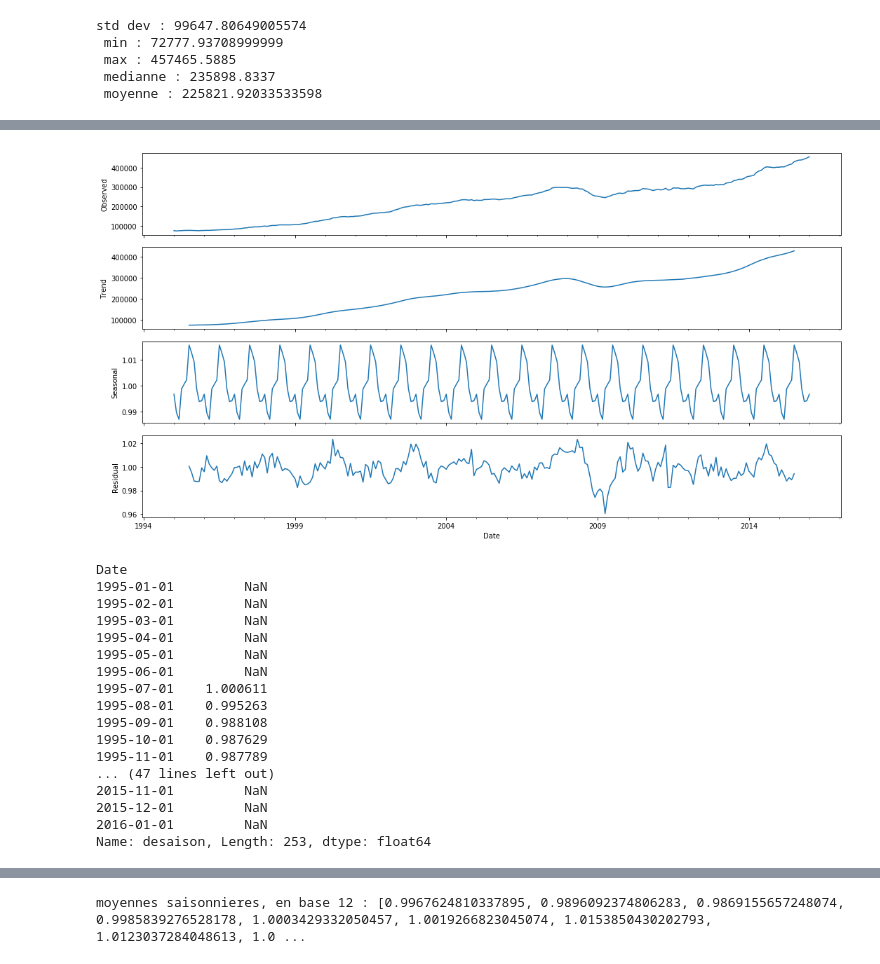
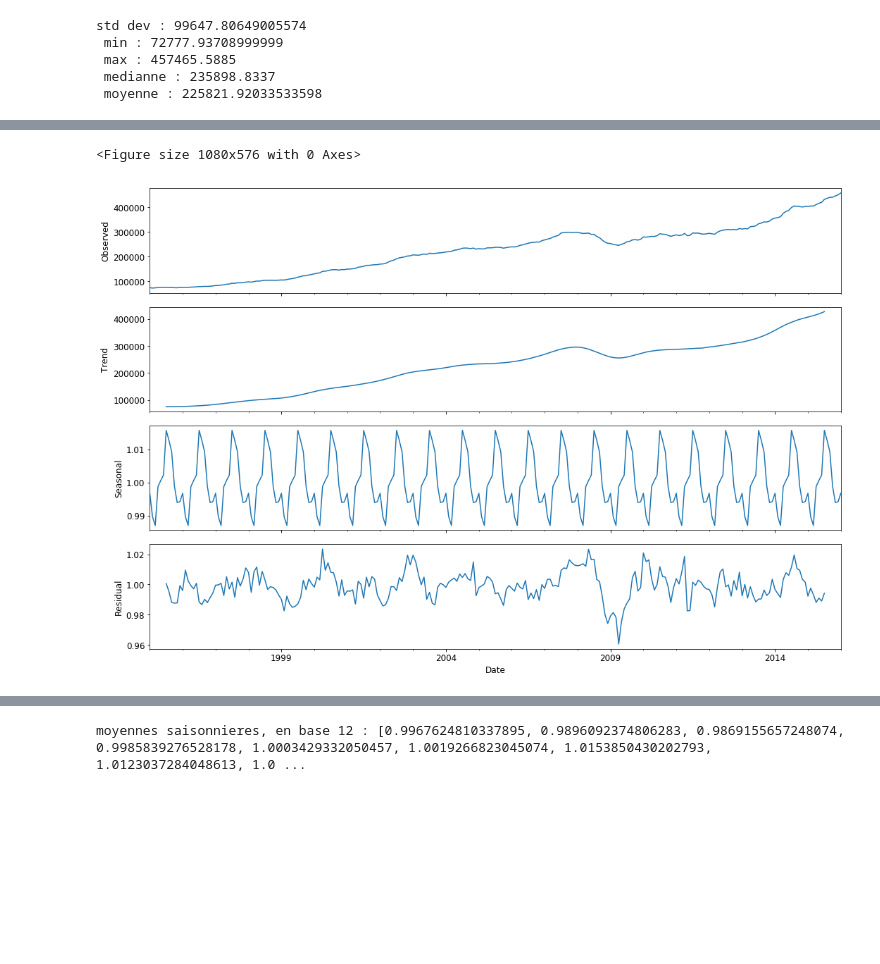
Before and after one commit to anonz322/London, a Jupyter notebook: nb-UK.ipynb, the cells around one changed output, grey strips where cells are left out. Saved outputs shown, nothing was run; the diff lists cells and outputs as text; code cells hidden in the pictures; blank space fills up the shorter version.

```diff
--- a/nb-UK.ipynb
+++ b/nb-UK.ipynb
@@ -99,5 +100,6 @@ analyse_df.plot(grid=True)
 # %%
-rcParams['figure.figsize'] = [15.0, 10.0]
+plt.figure(figsize=(15,10))
+
 reserve_df.plot(grid=True)
 # %% [output]
 <matplotlib.axes._subplots.AxesSubplot at 0x...>
@@ -155,8 +345,8 @@ No handles with labels found to put in legend.
 # %%
 #décomposition - modèle additif
-import statsmodels.api as sm
+
 decompo = sm.tsa.seasonal_decompose(analyse_df['Average_Price'], model = 'additive')
-rcParams['figure.figsize'] = [15.0, 8.0]
+plt.figure(figsize=(15,8))
 decompo.plot()
 #decompo.resid.plot(kind='kde')
 print(decompo.resid.describe())
@@ -174,36 +365,19 @@ Name: Average_Price, dtype: float64
 # %%
 #decomposition - modele multiplicatif
 decompo = sm.tsa.seasonal_decompose(analyse_df['Average_Price'], model = 'multiplicative')
-rcParams['figure.figsize'] = [15.0, 8.0]
+plt.figure(figsize=(15,8))
 decompo.plot()
 
 #decompo.resid.plot(kind='kde')
 #decompo.resid.describe()
 
 #decompo.seasonal.plot()
 #plt.ylabel("facteur")
 plt.show()
 analyse_df.insert(analyse_df.shape[1],'desaison', decompo.resid.dropna())
-print(analyse_df['desaison'])
 # %% [output]
+<Figure size 1080x576 with 0 Axes>
-[figure, old version]
+[figure, new version]
-Date
-1995-01-01         NaN
-1995-02-01         NaN
-1995-03-01         NaN
-1995-04-01         NaN
-1995-05-01         NaN
-1995-06-01         NaN
-1995-07-01    1.000611
-1995-08-01    0.995263
-1995-09-01    0.988108
-1995-10-01    0.987629
-1995-11-01    0.987789
-... (47 lines left out)
-2015-11-01         NaN
-2015-12-01         NaN
-2016-01-01         NaN
-Name: desaison, Length: 253, dtype: float64
 # %%
 #saisonnalité : CMA12 ; fact saisonnal = y/CMA12 ; déterminer moyenne (ou med ou moy élaguée si outliers) mensuelle ;
 #somme des moyennes -> 12? Si pas, corriger ;
```
Also changed, not shown: parts of 31 cells of this notebook.
